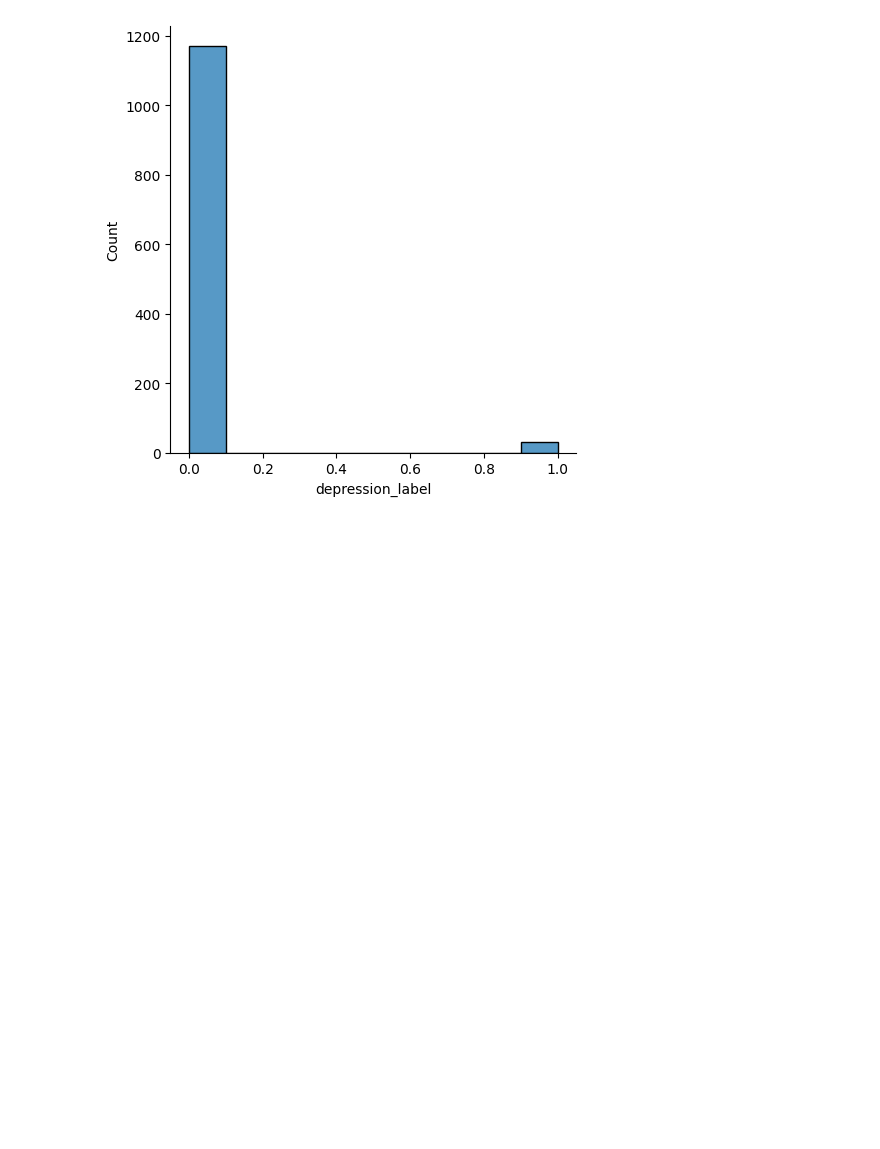
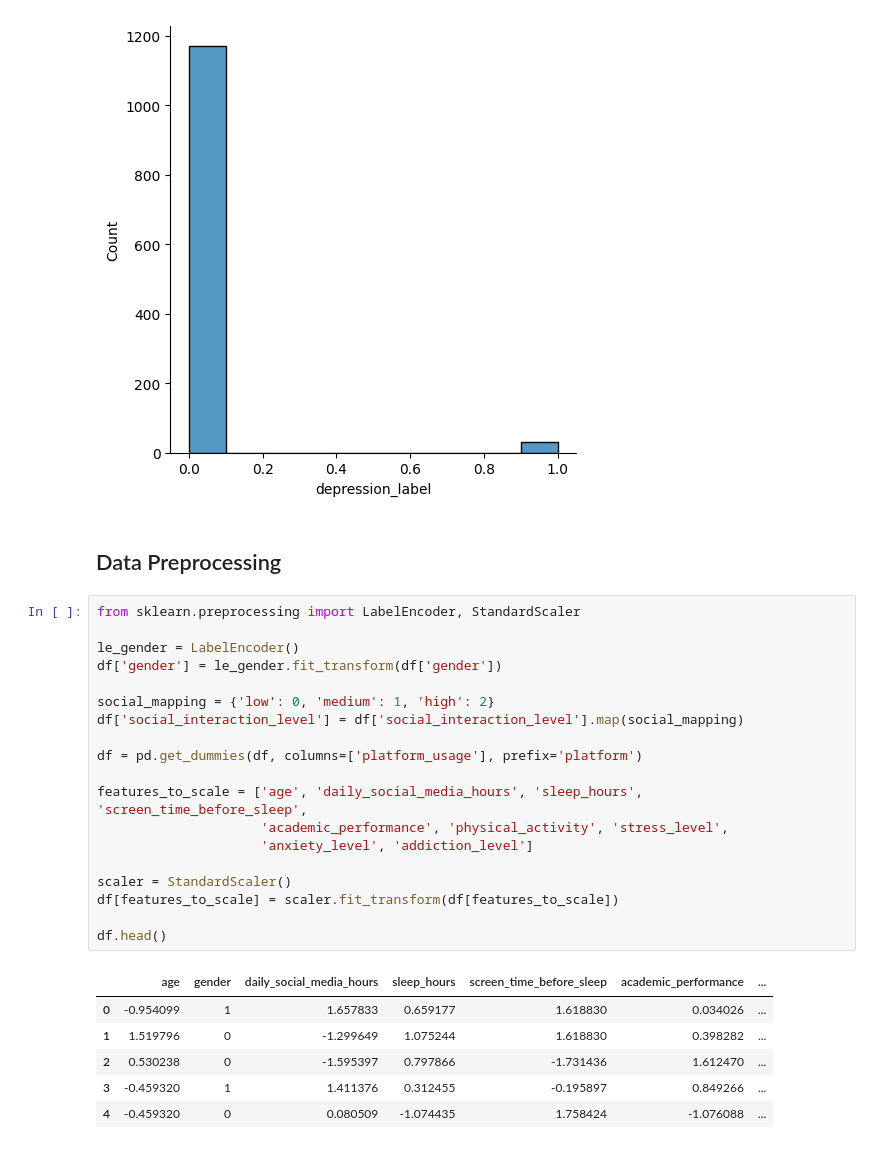
Before and after one commit to AdliXSec/Data-Mining, a Jupyter notebook: Praktikum 1/code.ipynb, the cells around one changed output. Cells and saved outputs as stored; diff of their text form; blank space fills up the shorter version.

```diff
--- a/Praktikum 1/code.ipynb
+++ b/Praktikum 1/code.ipynb
@@ -118,3 +118,31 @@ for i in df.columns:
 [figure]
 [figure]
 [figure]
+# %% [markdown]
+## Data Preprocessing
+# %%
+from sklearn.preprocessing import LabelEncoder, StandardScaler
+
+le_gender = LabelEncoder()
+df['gender'] = le_gender.fit_transform(df['gender'])
+
+social_mapping = {'low': 0, 'medium': 1, 'high': 2}
+df['social_interaction_level'] = df['social_interaction_level'].map(social_mapping)
+
+df = pd.get_dummies(df, columns=['platform_usage'], prefix='platform')
+
+features_to_scale = ['age', 'daily_social_media_hours', 'sleep_hours', 'screen_time_before_sleep',
+                     'academic_performance', 'physical_activity', 'stress_level',
+                     'anxiety_level', 'addiction_level']
+
+scaler = StandardScaler()
+df[features_to_scale] = scaler.fit_transform(df[features_to_scale])
+
+df.head()
+# %% [output]
+|  | age | gender | daily_social_media_hours | sleep_hours | screen_time_before_sleep | academic_performance | ... |
+| 0 | -0.954099 | 1 | 1.657833 | 0.659177 | 1.618830 | 0.034026 | ... |
+| 1 | 1.519796 | 0 | -1.299649 | 1.075244 | 1.618830 | 0.398282 | ... |
+| 2 | 0.530238 | 0 | -1.595397 | 0.797866 | -1.731436 | 1.612470 | ... |
+| 3 | -0.459320 | 1 | 1.411376 | 0.312455 | -0.195897 | 0.849266 | ... |
+| 4 | -0.459320 | 0 | 0.080509 | -1.074435 | 1.758424 | -1.076088 | ... |
```
Also changed, not shown: parts of 19 cells of this notebook, 36 other files.
